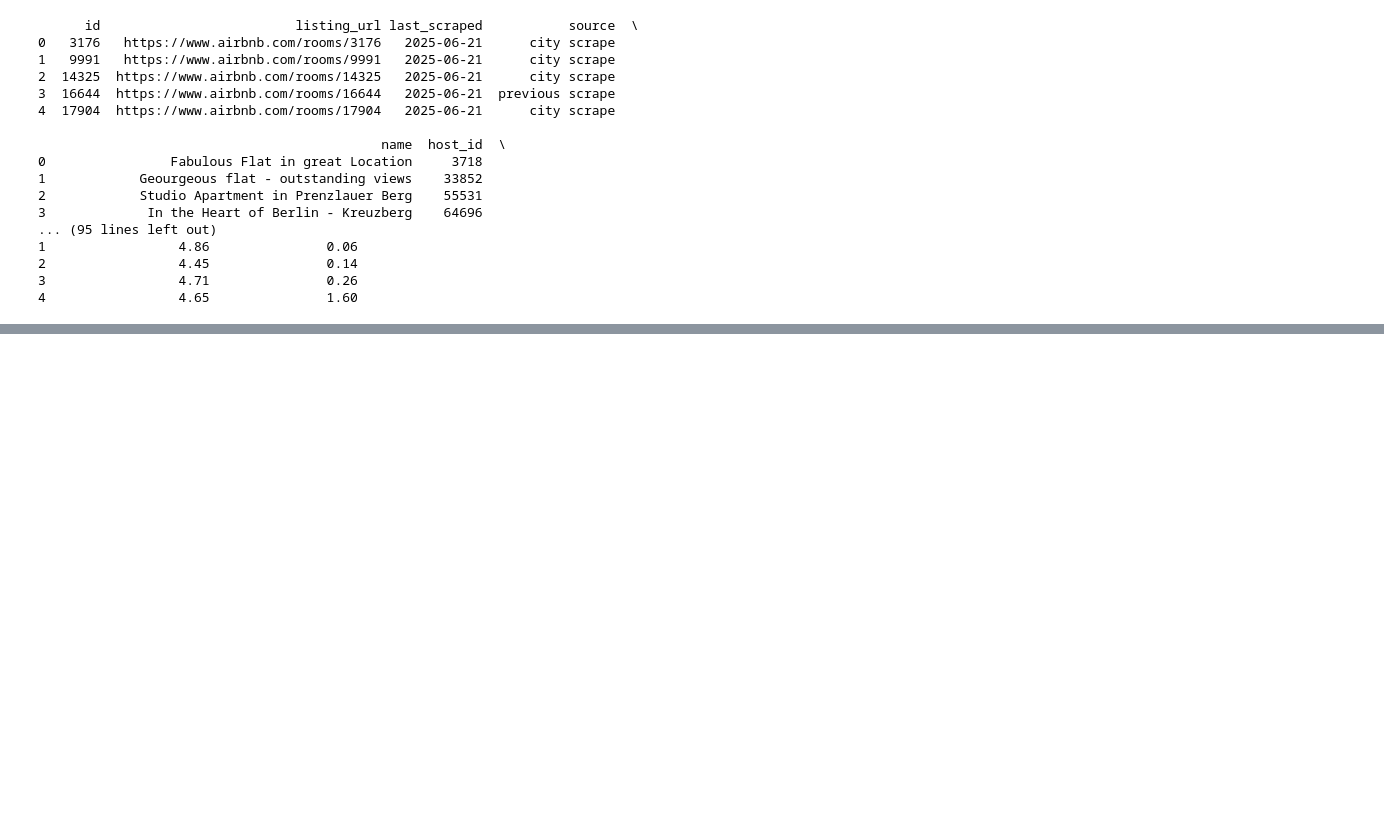
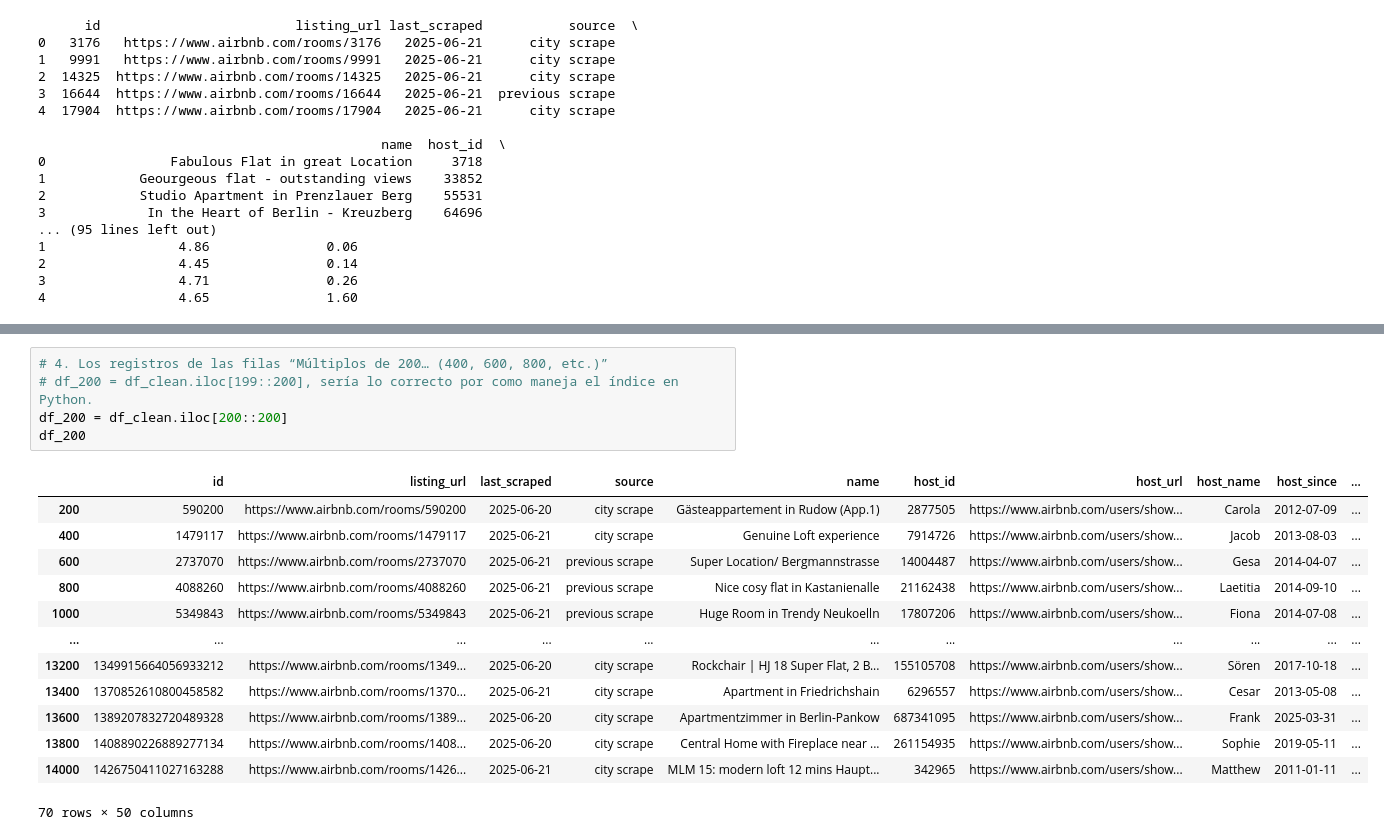
Before and after one commit to Raydays55/Extraccion-de-Datos-Act-2.1, a Jupyter notebook: Actividad 2.2/Act_2.2.ipynb, the cells around one changed output, grey strips where cells are left out. Saved outputs shown, nothing was run; the diff lists cells and outputs as text; blank space fills up the shorter version.

```diff
--- a/Actividad 2.2/Act_2.2.ipynb
+++ b/Actividad 2.2/Act_2.2.ipynb
@@ -136,0 +169,19 @@ df_fecha_hosts
+# %%
+# 4. Los registros de las filas “Múltiplos de 200… (400, 600, 800, etc.)”
+# df_200 = df_clean.iloc[199::200], sería lo correcto por como maneja el índice en Python.
+df_200 = df_clean.iloc[200::200]
+df_200
+# %% [output]
+|  | id | listing_url | last_scraped | source | name | host_id | host_url | host_name | host_since | ... |
+| 200 | 590200 | https://www.airbnb.com/rooms/590200 | 2025-06-20 | city scrape | Gästeappartement in Rudow (App.1) | 2877505 | https://www.airbnb.com/users/show... | Carola | 2012-07-09 | ... |
+| 400 | 1479117 | https://www.airbnb.com/rooms/1479117 | 2025-06-21 | city scrape | Genuine Loft experience | 7914726 | https://www.airbnb.com/users/show... | Jacob | 2013-08-03 | ... |
+| 600 | 2737070 | https://www.airbnb.com/rooms/2737070 | 2025-06-21 | previous scrape | Super Location/ Bergmannstrasse | 14004487 | https://www.airbnb.com/users/show... | Gesa | 2014-04-07 | ... |
+| 800 | 4088260 | https://www.airbnb.com/rooms/4088260 | 2025-06-21 | previous scrape | Nice cosy flat in Kastanienalle | 21162438 | https://www.airbnb.com/users/show... | Laetitia | 2014-09-10 | ... |
+| 1000 | 5349843 | https://www.airbnb.com/rooms/5349843 | 2025-06-21 | previous scrape | Huge Room in Trendy Neukoelln | 17807206 | https://www.airbnb.com/users/show... | Fiona | 2014-07-08 | ... |
+| ... | ... | ... | ... | ... | ... | ... | ... | ... | ... | ... |
+| 13200 | 1349915664056933212 | https://www.airbnb.com/rooms/1349... | 2025-06-20 | city scrape | Rockchair | HJ 18 Super Flat, 2 B... | 155105708 | https://www.airbnb.com/users/show... | Sören | 2017-10-18 | ... |
+| 13400 | 1370852610800458582 | https://www.airbnb.com/rooms/1370... | 2025-06-21 | city scrape | Apartment in Friedrichshain | 6296557 | https://www.airbnb.com/users/show... | Cesar | 2013-05-08 | ... |
+| 13600 | 1389207832720489328 | https://www.airbnb.com/rooms/1389... | 2025-06-20 | city scrape | Apartmentzimmer in Berlin-Pankow | 687341095 | https://www.airbnb.com/users/show... | Frank | 2025-03-31 | ... |
+| 13800 | 1408890226889277134 | https://www.airbnb.com/rooms/1408... | 2025-06-20 | city scrape | Central Home with Fireplace near ... | 261154935 | https://www.airbnb.com/users/show... | Sophie | 2019-05-11 | ... |
+| 14000 | 1426750411027163288 | https://www.airbnb.com/rooms/1426... | 2025-06-21 | city scrape | MLM 15: modern loft 12 mins Haupt... | 342965 | https://www.airbnb.com/users/show... | Matthew | 2011-01-11 | ... |
+70 rows × 50 columns
```
Also changed, not shown: parts of 7 cells of this notebook.
